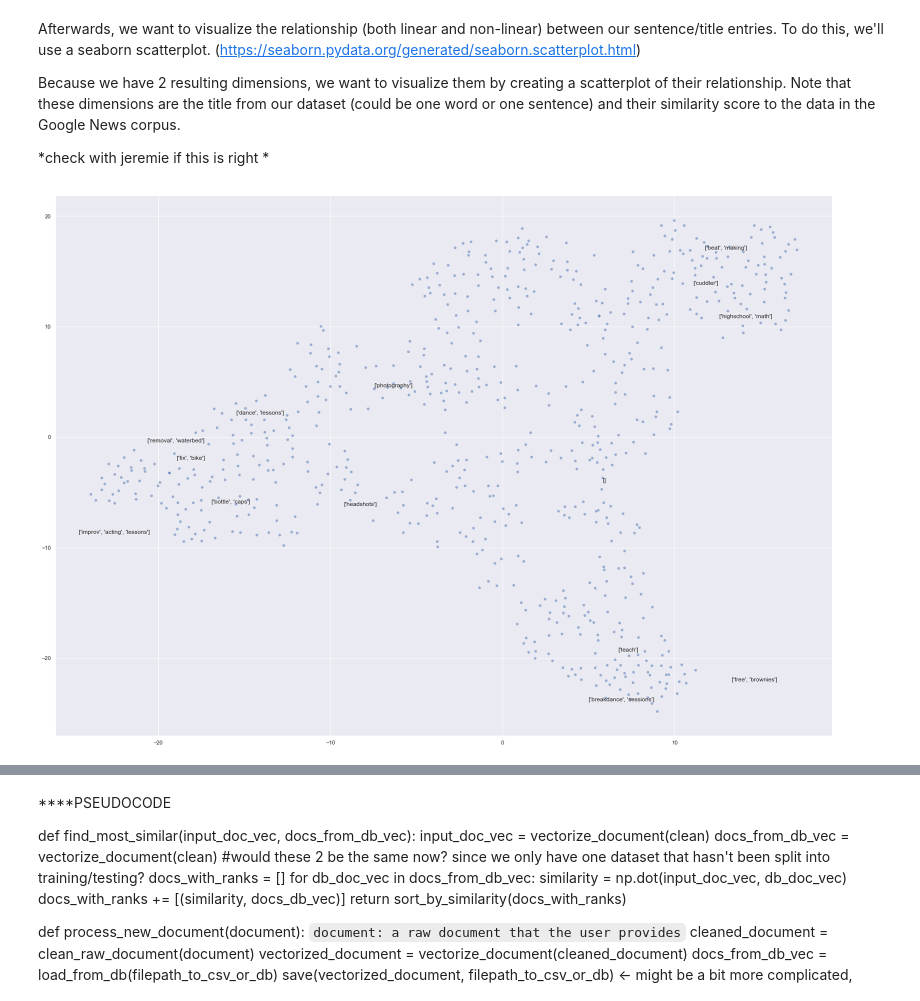
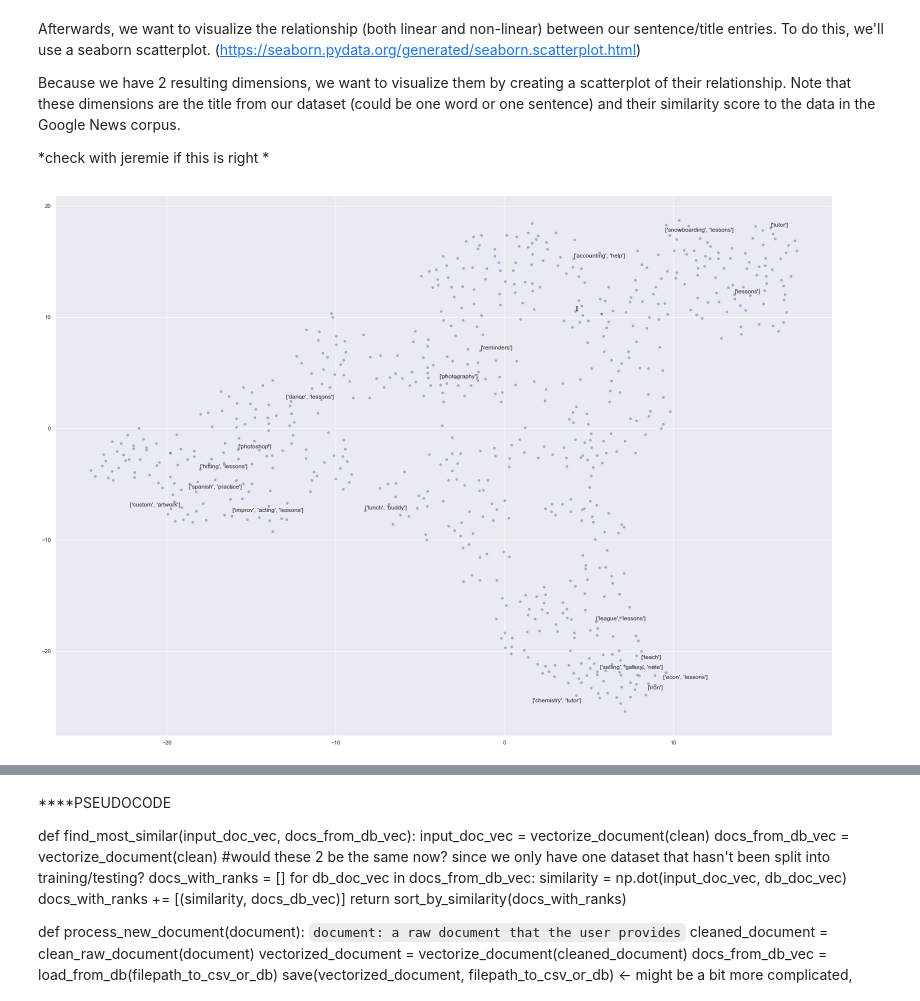
Before and after one commit to angelaaaateng/Projects, a Jupyter notebook: Pangea_RS_5.ipynb, the cells around one changed output, grey strips where cells are left out. Saved outputs shown, nothing was run; the diff lists cells and outputs as text; code cells hidden in the pictures.

```diff
--- a/Pangea_RS_5.ipynb
+++ b/Pangea_RS_5.ipynb
@@ -439,3 +441,28 @@ ax.set_title('2 component PCA', fontsize = 20)
 ax = plt.scatter(principalComponents[:,0], principalComponents[:,1])
 # %% [output]
 [figure]
+# %%
+#plt.scatter(principalComponents[:,0], principalComponents[:,1])
+#plt.show()
+
+
+fig = plt.figure(figsize = (8,8))
+ax = fig.add_subplot(1,1,1)
+ax.set_xlabel('Principal Component 1', fontsize = 15)
+ax.set_ylabel('Principal Component 2', fontsize = 15)
+ax.set_title('2 component PCA', fontsize = 20)
+ax = plt.scatter(principalComponents[:,0], principalComponents[:,1])
+
+
+sentence_titles = []
+titles_for_plotting = list(np.arange(0, 400, 20))
+
+#need to make sure we're plotting this correctly
+#then we want to append each word to a list of words
+for title in titles_for_plotting:
+    sentence_titles.append(plt.text(principalComponents[title, 0], principalComponents[title, 1], filtered_word_list[title], fontsize = 12))
+
+    adjust_text(sentence_titles, force_points = 0.4, force_text = 0.4,
+            expand_points = (2,1), expand_text = (1,2))
+
+#how do I add lines that lead to the words?
@@ -462,5 +491,5 @@ According to the scikit-learn website, t-SNE is a tool "converts similarities be
 from sklearn.manifold import TSNE
 
 #model initialization
-tsne = TSNE(n_components = 2, init = 'random', random_state = 10, perplexity = 50)
+tsne_50 = TSNE(n_components = 2, init = 'random', random_state = 10, perplexity = 50)
 # %% [markdown]
@@ -468,9 +499,9 @@ Here we are using TSNE with n_components = 2, meaning that we have 2 dimensions
 # %%
 # trasforming principal components
 #tsne_df = tsne.fit_transform(word_vec_master)
-tsne_df = tsne.fit_transform(principalComponents)
+tsne_df_50 = tsne_50.fit_transform(principalComponents)
 #don't reallyy need to shorten the rows since we only have 671
-tsne_df.shape
+tsne_df_50.shape
 # %% [output]
 (671, 2)
 # %% [markdown]
@@ -507,26 +533,29 @@ from adjustText import adjust_text
 # %%
+#now we want to add labels to this, so use the package adjustText
+
 #initialize the text box then create a loop that prints the 10th title
 
-sentence_titles = []
-titles_for_plotting = list(np.arange(0, 700, 50))
+#sentence_titles_ = []
+titles_for_plotting = list(np.arange(0, 400, 20))
 #we are plotting the 50th title in the first 700 titles
 # %%
 fig, ax = plt.subplots(figsize = (28, 20))
-sns.scatterplot(tsne_df[:, 0], tsne_df[:, 1], alpha = 0.5)
+plot_50 = sns.scatterplot(tsne_df_50[:, 0], tsne_df_50[:, 1], alpha = 0.5)
 
 #then we want to append each word to a list of words
 for title in titles_for_plotting:
-    sentence_titles.append(plt.text(tsne_df[title, 0], tsne_df[title, 1], filtered_word_list[title], fontsize = 12))
+    sentence_titles.append(plt.text(tsne_df_50[title, 0], tsne_df_50[title, 1], filtered_word_list[title], fontsize = 12))
 
 #should i be doing the above on filtered word list or on the pca-completed list?
 
 # we then want to plot these titles on the scatterplot
 adjust_text(sentence_titles, force_points = 0.4, force_text = 0.4,
             expand_points = (2,1), expand_text = (1,2))
             #arrowprops = dict(arrowstyle = "-", color = 'black', lw = 0.5))
 
 plt.show()
 
+#what are the axes here?
 # filtered_word_list[title] --> which list should i use here? i tried dict, then i tried master_vector_list
 # %% [output]
-[figure, old version]
+[figure, new version]
```
Also changed, not shown: parts of 13 cells of this notebook.
